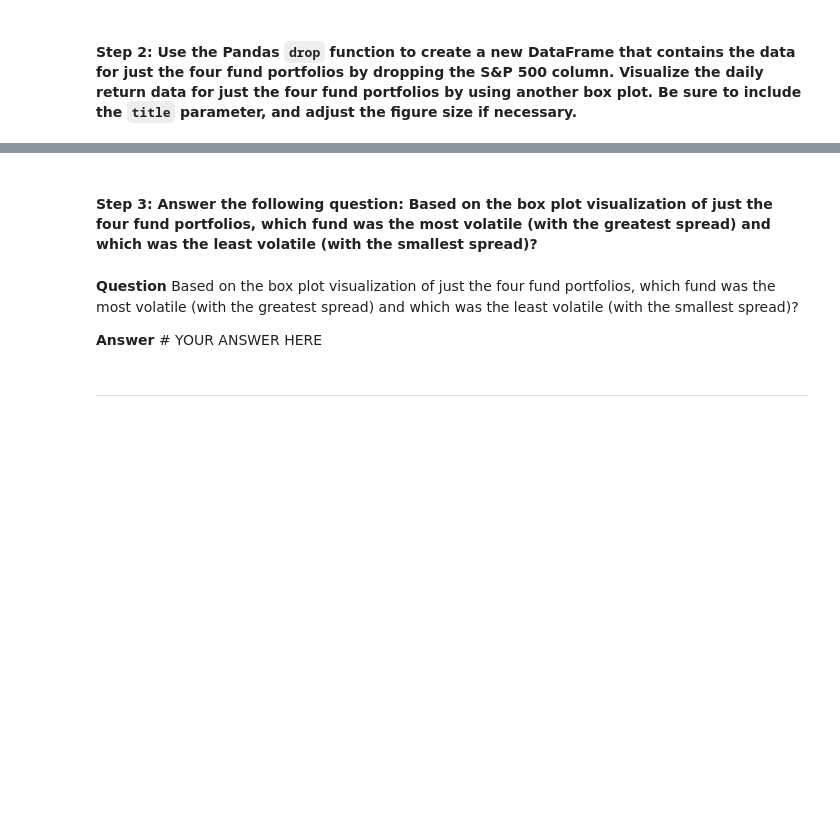
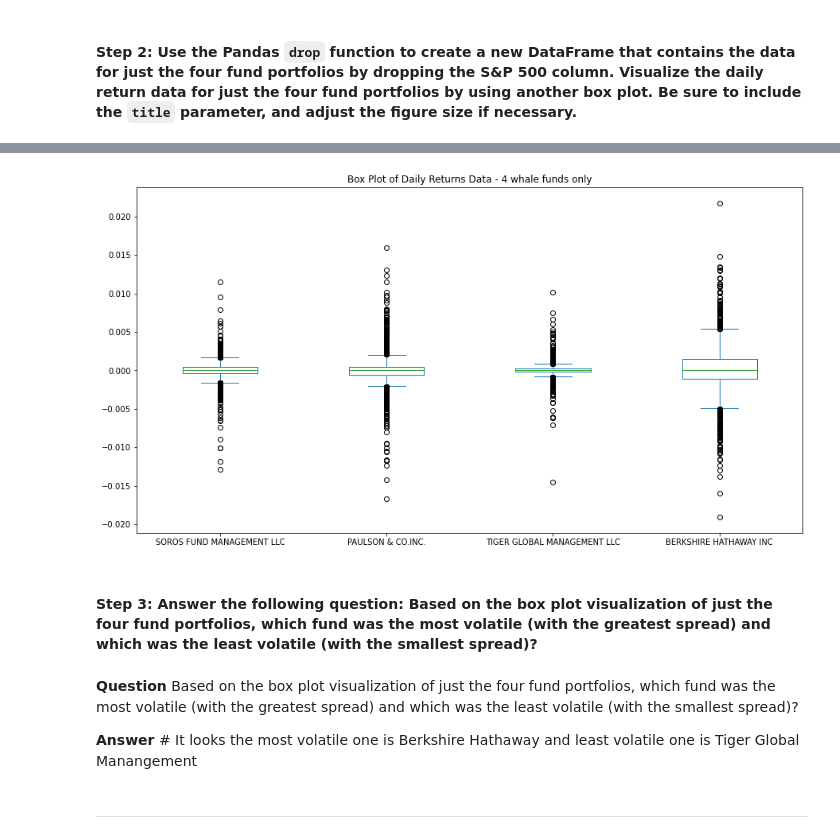
Before and after one commit to TaoNYC/columbia_fintech, a Jupyter notebook: Challenge_4_Quantative_Portfolio_Analysis/risk_return_analysis.ipynb, the cells around one changed output, grey strips where cells are left out. Saved outputs shown, nothing was run; the diff lists cells and outputs as text; code cells hidden in the pictures; blank space fills up the shorter version.

```diff
--- a/Challenge_4_Quantative_Portfolio_Analysis/risk_return_analysis.ipynb
+++ b/Challenge_4_Quantative_Portfolio_Analysis/risk_return_analysis.ipynb
@@ -233,3 +239,10 @@ daily_return_whales_nav_df.plot.box(figsize=(15,8),title='Box Plot of Daily Retu
 # Create box plots to reflect the return data for only the 4 fund portfolios
 # Include a title parameter and adjust the figure size
 # YOUR CODE HERE
+daily_return_whales_minus_sp500_nav_df = daily_return_whales_nav_df.drop(columns=['S&P 500'])
+display(daily_return_whales_minus_sp500_nav_df.head())
+
+daily_return_whales_minus_sp500_nav_df.plot.box(figsize=(15,8),title='Box Plot of Daily Returns Data - 4 whale funds only')
+
+display(daily_return_whales_nav_df.head())
+# %% [output]
@@ -236,9 +263,10 @@ daily_return_whales_nav_df.plot.box(figsize=(15,8),title='Box Plot of Daily Retu
+[figure, added]
 # %% [markdown]
 #### Step 3: Answer the following question: Based on the box plot visualization of just the four fund portfolios, which fund was the most volatile (with the greatest spread) and which was the least volatile (with the smallest spread)?
 # %% [markdown]
 **Question** Based on the box plot visualization of just the four fund portfolios, which fund was the most volatile (with the greatest spread) and which was the least volatile (with the smallest spread)?
 
-**Answer** # YOUR ANSWER HERE
+**Answer** # It looks the most volatile one is Berkshire Hathaway and least volatile one is Tiger Global Manangement
 # %% [markdown]
 ---
 # %% [markdown]
```
Also changed, not shown: parts of 13 cells of this notebook, 2 other files.
